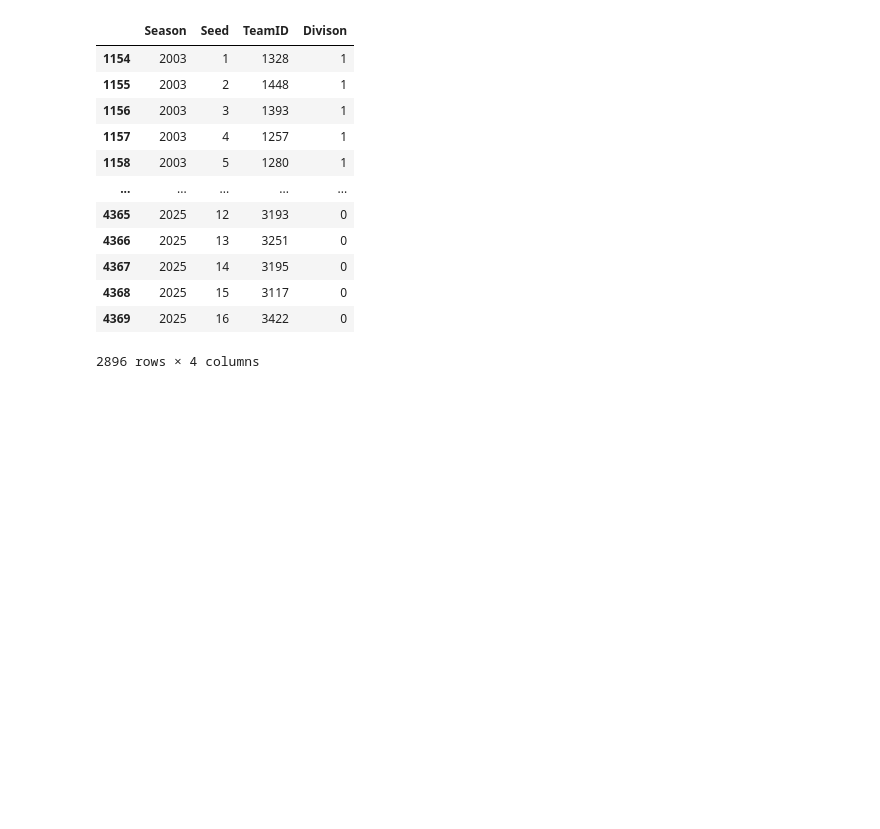
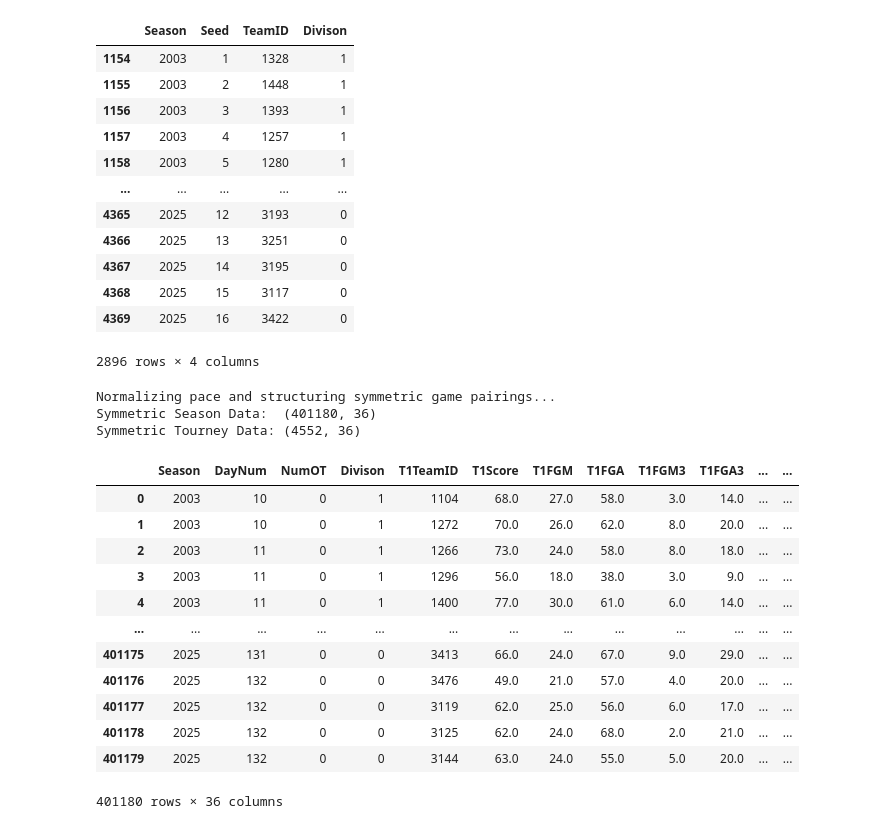
Before and after one commit to COMP3608-GROUP-9-PROJECT/COMP3608_PROJECT, a Jupyter notebook: DataPreProcessing.ipynb, the cells around one changed output. Drawn from its saved outputs; the diff is of its cells as text; code cells hidden in the pictures; blank space fills up the shorter version.

Commit message:
Add format_game_data for pace‑normalized symmetric data

```diff
--- a/DataPreProcessing.ipynb
+++ b/DataPreProcessing.ipynb
@@ -142,3 +142,79 @@ seeds
 | 4368 | 2025 | 15 | 3117 | 0 |
 | 4369 | 2025 | 16 | 3422 | 0 |
 2896 rows × 4 columns
+# %%
+# Data preparation
+
+print("Normalizing pace and structuring symmetric game pairings...")
+
+def format_game_data(df):
+    # Group the columns logically for better readability
+    meta_cols = ["Season", "DayNum", "NumOT", "Divison"]
+    win_cols = ["WTeamID", "WScore", "WFGM", "WFGA", "WFGM3", "WFGA3", "WFTM", "WFTA",
+                "WOR", "WDR", "WAst", "WTO", "WStl", "WBlk", "WPF"]
+    loss_cols = ["LTeamID", "LScore", "LFGM", "LFGA", "LFGM3", "LFGA3", "LFTM", "LFTA",
+                 "LOR", "LDR", "LAst", "LTO", "LStl", "LBlk", "LPF"]
+
+    # Isolate the required dataframe
+    df = df[meta_cols + win_cols + loss_cols].copy()
+
+    # Adjustments
+
+    # Normalize stats to a standard 40-minute regulation game
+    # Overtime is 5 mins. Pace Factor = (40 + 5 * OT) / 40
+    pace_factor = 1 + (df["NumOT"] * 5 / 40)
+
+    # Dynamically grab all columns that are game stats (excluding metadata and Team IDs)
+    stat_cols = [c for c in df.columns if c not in meta_cols + ["WTeamID", "LTeamID"]]
+
+    # Apply pace adjustment
+    for col in stat_cols:
+        df[col] = df[col] / pace_factor
+
+    # Create symmetric Team 1 (T1) vs Team 2 (T2) pairings
+    # Perspective 1: T1 is the Winner, T2 is the Loser
+    df_p1 = df.copy()
+    df_p1.columns = [c.replace("W", "T1").replace("L", "T2") for c in df.columns]
+
+    # Perspective 2: T1 is the Loser, T2 is the Winner
+    df_p2 = df.copy()
+    df_p2.columns = [c.replace("L", "T1").replace("W", "T2") for c in df.columns]
+
+    # Stack them on top of each other
+    symmetric_df = pd.concat([df_p1, df_p2], ignore_index=True)
+
+    # 3. Target Variable and Context Features
+    symmetric_df["PointDifference"] = symmetric_df["T1Score"] - symmetric_df["T2Score"]
+    symmetric_df["Win"] = (symmetric_df["PointDifference"] > 0).astype(int)
+
+    # Vectorized string check to identify Division (Men's IDs start with '1', Women's with '3')
+    symmetric_df["Divison"] = symmetric_df["T1TeamID"].astype(str).str.startswith("1").astype(int)
+
+    return symmetric_df
+
+# Apply the function to our datasets
+seasonData = format_game_data(seasonResults)
+tourneyData = format_game_data(tourneyResults)
+
+print(f"Symmetric Season Data:  {seasonData.shape}")
+print(f"Symmetric Tourney Data: {tourneyData.shape}\n")
+# %% [output]
+Normalizing pace and structuring symmetric game pairings...
+Symmetric Season Data:  (401180, 36)
+Symmetric Tourney Data: (4552, 36)
+# %%
+seasonData
+# %% [output]
+|  | Season | DayNum | NumOT | Divison | T1TeamID | T1Score | T1FGM | T1FGA | T1FGM3 | T1FGA3 | ... | ... |
+| 0 | 2003 | 10 | 0 | 1 | 1104 | 68.0 | 27.0 | 58.0 | 3.0 | 14.0 | ... | ... |
+| 1 | 2003 | 10 | 0 | 1 | 1272 | 70.0 | 26.0 | 62.0 | 8.0 | 20.0 | ... | ... |
+| 2 | 2003 | 11 | 0 | 1 | 1266 | 73.0 | 24.0 | 58.0 | 8.0 | 18.0 | ... | ... |
+| 3 | 2003 | 11 | 0 | 1 | 1296 | 56.0 | 18.0 | 38.0 | 3.0 | 9.0 | ... | ... |
+| 4 | 2003 | 11 | 0 | 1 | 1400 | 77.0 | 30.0 | 61.0 | 6.0 | 14.0 | ... | ... |
+| ... | ... | ... | ... | ... | ... | ... | ... | ... | ... | ... | ... | ... |
+| 401175 | 2025 | 131 | 0 | 0 | 3413 | 66.0 | 24.0 | 67.0 | 9.0 | 29.0 | ... | ... |
+| 401176 | 2025 | 132 | 0 | 0 | 3476 | 49.0 | 21.0 | 57.0 | 4.0 | 20.0 | ... | ... |
+| 401177 | 2025 | 132 | 0 | 0 | 3119 | 62.0 | 25.0 | 56.0 | 6.0 | 17.0 | ... | ... |
+| 401178 | 2025 | 132 | 0 | 0 | 3125 | 62.0 | 24.0 | 68.0 | 2.0 | 21.0 | ... | ... |
+| 401179 | 2025 | 132 | 0 | 0 | 3144 | 63.0 | 24.0 | 55.0 | 5.0 | 20.0 | ... | ... |
+401180 rows × 36 columns
```
Also changed, not shown: parts of 1 cell of this notebook.
